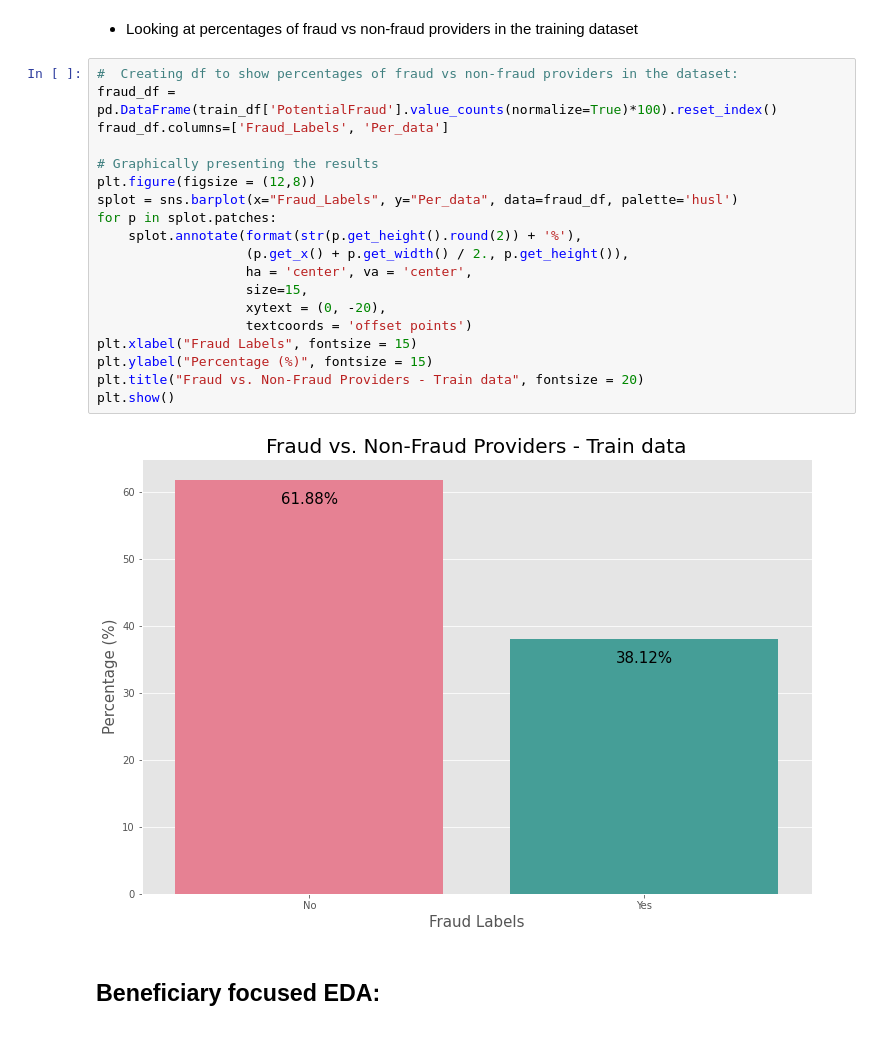
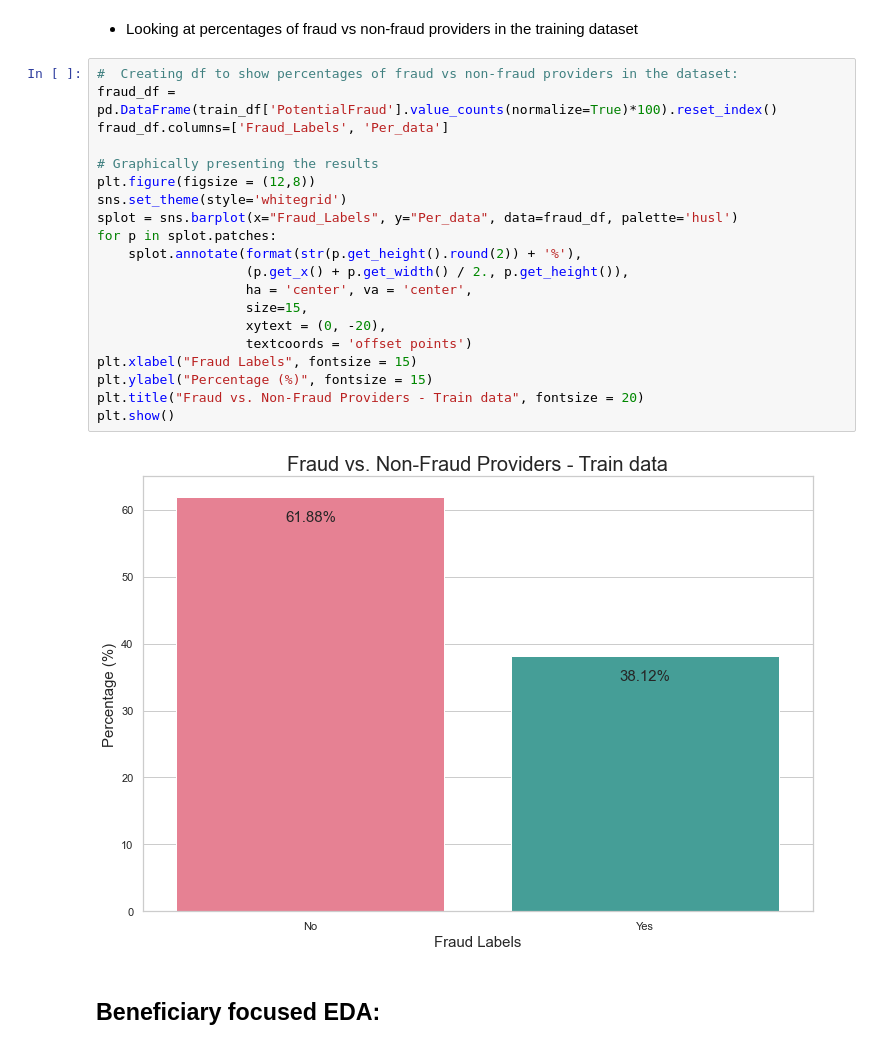
Before and after one commit to suhitasva/Capstone_Project, a Jupyter notebook: EDA_Clust_2.ipynb, the cells around one changed output. Cells and saved outputs as stored; diff of their text form.

```diff
--- a/EDA_Clust_2.ipynb
+++ b/EDA_Clust_2.ipynb
@@ -62,24 +64,25 @@ fraud_labels.head(5)
 # %%
 #  Creating df to show percentages of fraud vs non-fraud providers in the dataset:
 fraud_df = pd.DataFrame(train_df['PotentialFraud'].value_counts(normalize=True)*100).reset_index()
 fraud_df.columns=['Fraud_Labels', 'Per_data']
 
 # Graphically presenting the results
 plt.figure(figsize = (12,8))
+sns.set_theme(style='whitegrid')
 splot = sns.barplot(x="Fraud_Labels", y="Per_data", data=fraud_df, palette='husl')
 for p in splot.patches:
     splot.annotate(format(str(p.get_height().round(2)) + '%'),
                    (p.get_x() + p.get_width() / 2., p.get_height()),
                    ha = 'center', va = 'center',
                    size=15,
                    xytext = (0, -20),
                    textcoords = 'offset points')
 plt.xlabel("Fraud Labels", fontsize = 15)
 plt.ylabel("Percentage (%)", fontsize = 15)
 plt.title("Fraud vs. Non-Fraud Providers - Train data", fontsize = 20)
 plt.show()
 # %% [output]
-[figure, old version]
+[figure, new version]
 # %% [markdown]
 ## Beneficiary focused EDA:
 # %% [markdown]
```
Also changed, not shown: parts of 74 cells of this notebook.
